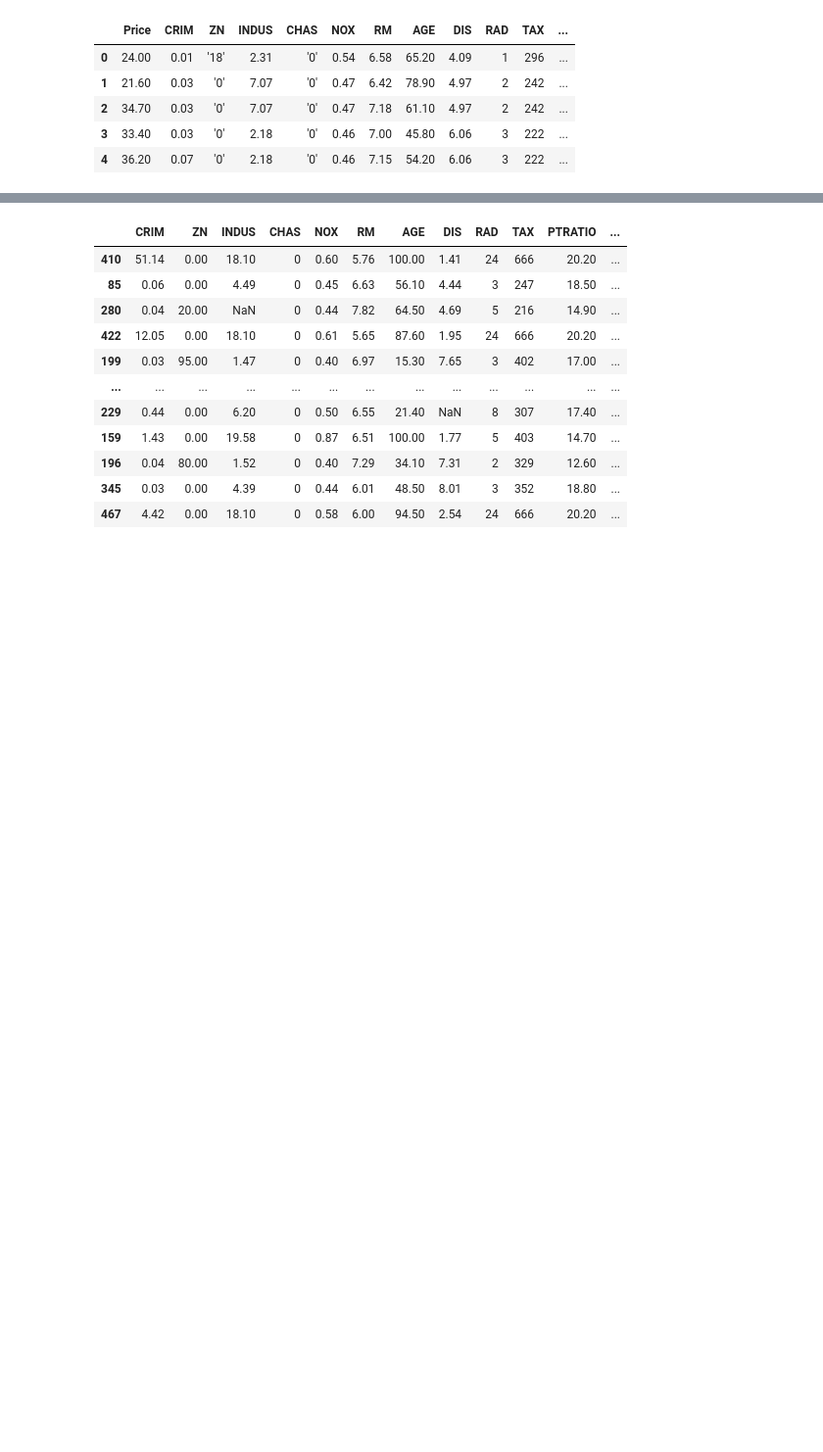
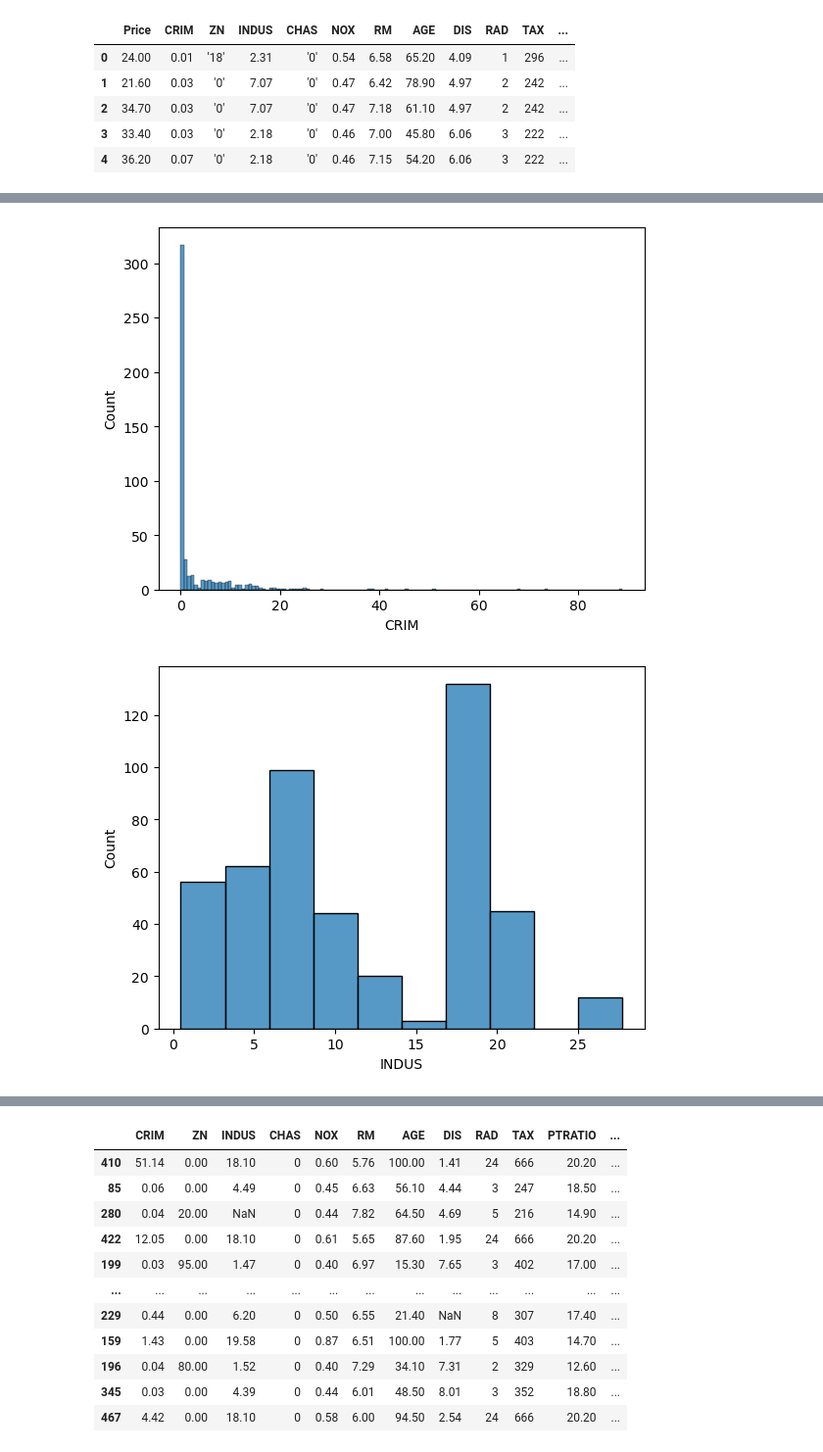
Before and after one commit to ihobbang250/TIL, a Jupyter notebook: Python/Data Science/DataAnalysis1.ipynb, the cells around one changed output, grey strips where cells are left out. Shown at 98% size. Drawn from its saved outputs; the diff is of its cells as text; code cells hidden in the pictures; blank space fills up the shorter version.

```diff
--- a/Python/Data Science/DataAnalysis1.ipynb
+++ b/Python/Data Science/DataAnalysis1.ipynb
@@ -102,0 +83,8 @@ Y_colname, X_colname
+# %%
+# Null Data
+for i in df.columns[df.isnull().sum() != 0]:
+    sns.histplot(data=df, x=i)
+    plt.show()
+# %% [output]
+[figure, added]
+[figure, added]
```
Also changed, not shown: parts of 8 cells of this notebook.
